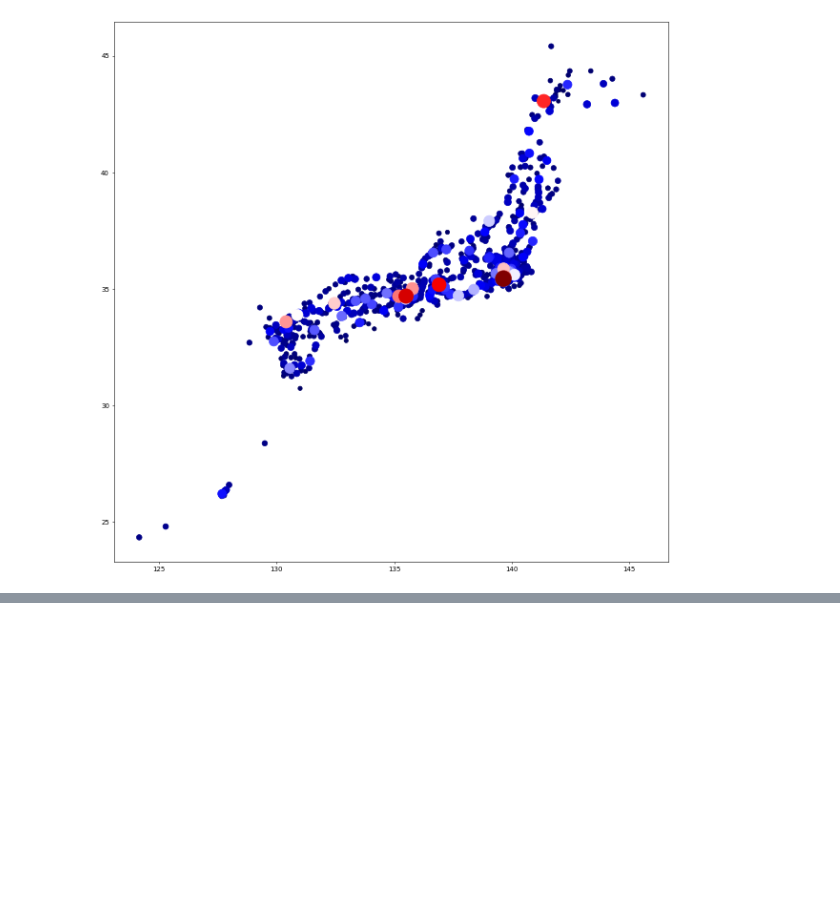
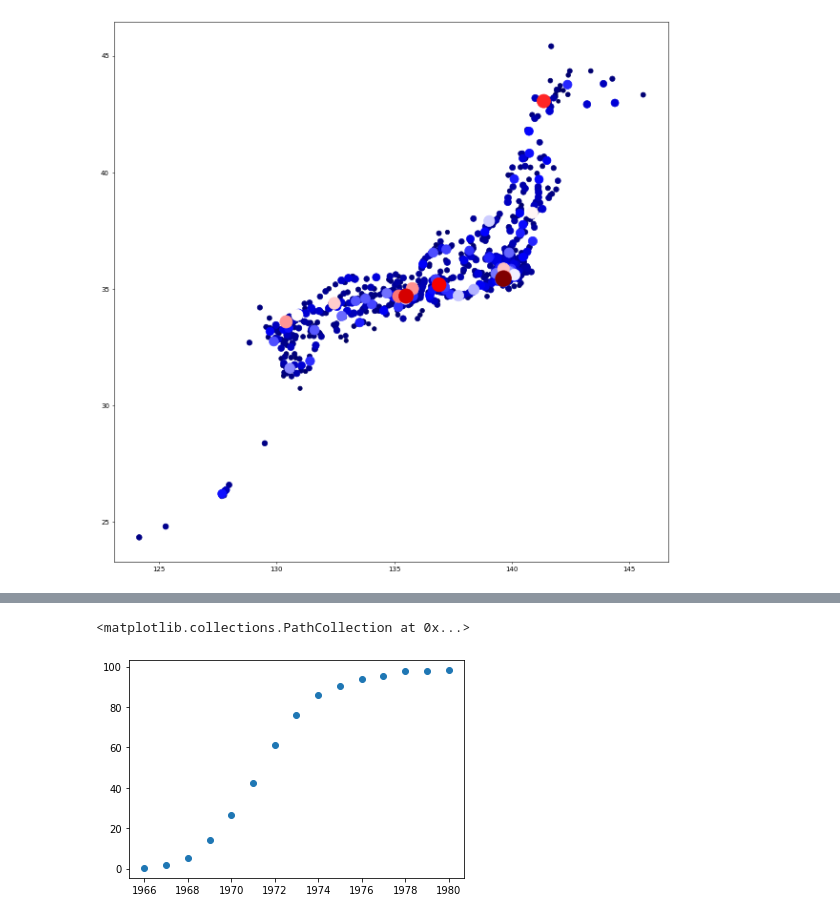
Before and after one commit to takam1602/zeroPython, a Jupyter notebook: chapter6.ipynb, the cells around one changed output, grey strips where cells are left out. Cells and saved outputs as stored; diff of their text form; code cells hidden in the pictures; blank space fills up the shorter version.

```diff
--- a/chapter6.ipynb
+++ b/chapter6.ipynb
@@ -120,0 +150,12 @@ import numpy as no
+# %%
+tv_year = []
+tv_data = []
+with open("colortv.csv") as f:
+  for line in f:
+    y,d = line.split(",")
+    tv_year.append(int(y))
+    tv_data.append(float(d))
+plt.scatter(tv_year,tv_data)
+# %% [output]
+<matplotlib.collections.PathCollection at 0x...>
+[figure, added]
```
Also changed, not shown: parts of 7 cells of this notebook.
